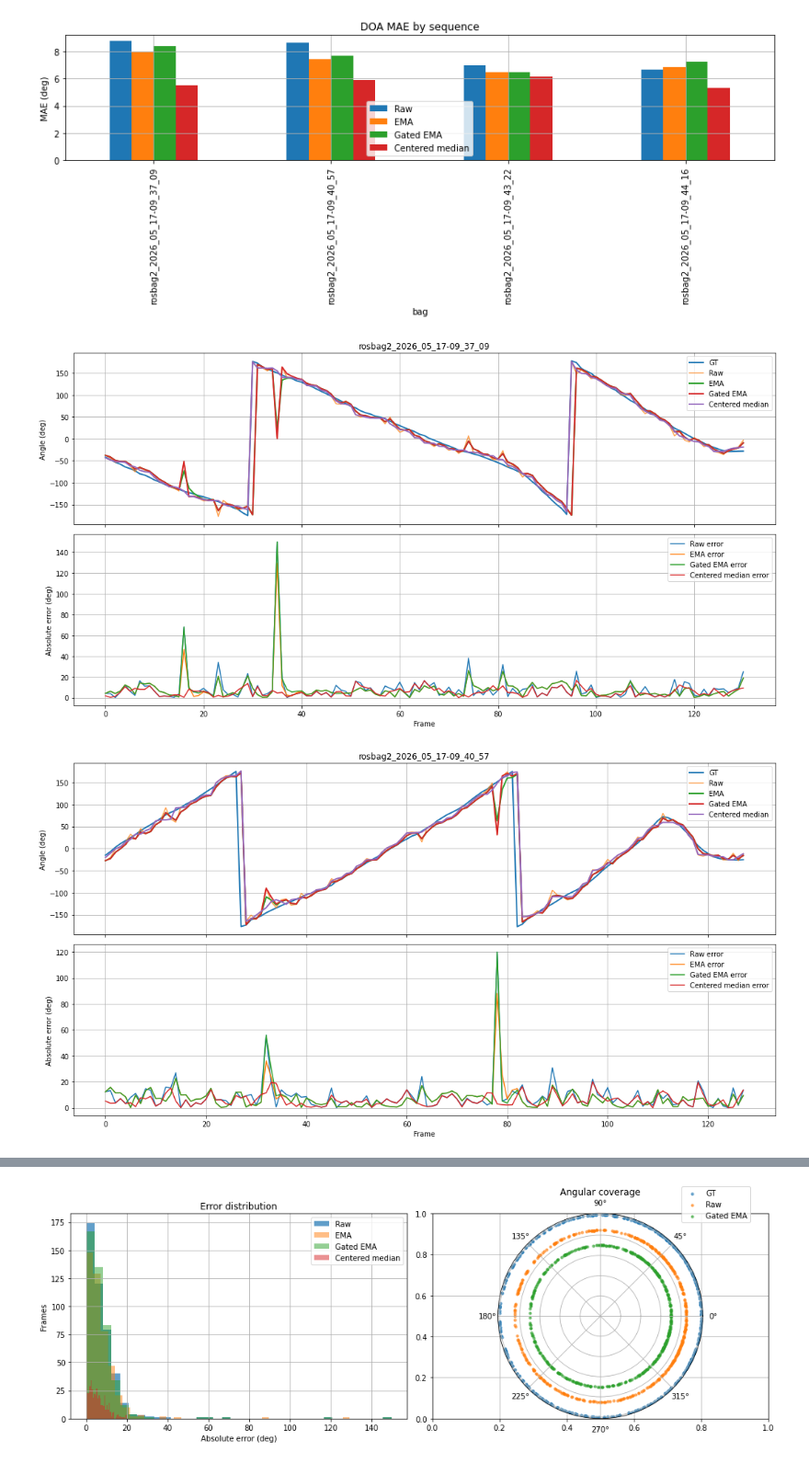
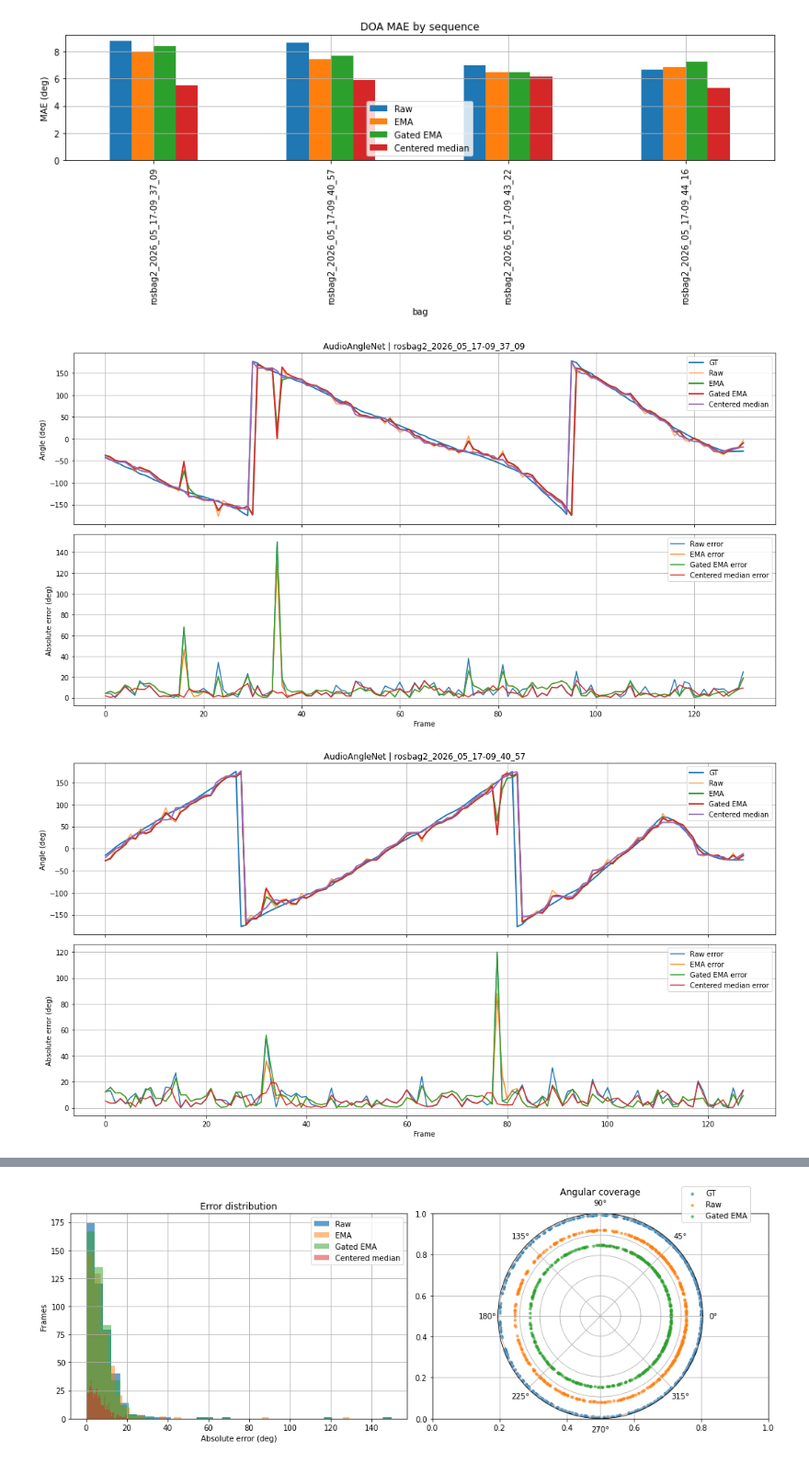
Before and after one commit to yizhuoyang/AV-PedAware, a Jupyter notebook: doa_tracking_eval.ipynb, the cells around one changed output, grey strips where cells are left out. Shown at 92% size. Drawn from its saved outputs; the diff is of its cells as text; code cells hidden in the pictures.

```diff
--- a/doa_tracking_eval.ipynb
+++ b/doa_tracking_eval.ipynb
@@ -123,6 +130,26 @@ def centered_circular_median(angle_rad, window=5):
     return smoothed
 
 
+def build_tracking_frame(records):
+    table = pd.DataFrame(records).sort_values(['bag', 'stem']).reset_index(drop=True)
+    table['gt_deg'] = np.degrees(table['gt_rad'])
+    table['pred_deg'] = np.degrees(table['pred_rad'])
+    table['raw_error_deg'] = angular_error_deg(table['pred_rad'].to_numpy(), table['gt_rad'].to_numpy())
+    tracked_parts = []
+    for bag, group in table.groupby('bag', sort=True):
+        group = group.copy()
+        pred = group['pred_rad'].to_numpy()
+        group['ema_rad'] = circular_ema(pred, alpha=EMA_ALPHA)
+        group['gated_rad'] = gated_circular_ema(pred, alpha=EMA_ALPHA, jump_gate_deg=JUMP_GATE_DEG)
+        group['median_rad'] = centered_circular_median(pred, window=MEDIAN_WINDOW)
+        tracked_parts.append(group)
+    table = pd.concat(tracked_parts, ignore_index=True)
+    for prefix in ['ema', 'gated', 'median']:
+        table[f'{prefix}_deg'] = np.degrees(table[f'{prefix}_rad'])
+        table[f'{prefix}_error_deg'] = angular_error_deg(table[f'{prefix}_rad'].to_numpy(), table['gt_rad'].to_numpy())
+    return table
+
+
 records = []
 with torch.no_grad():
     for spec, _, gt_angle, meta in loader:
@@ -136,23 +163,7 @@ with torch.no_grad():
                 'pred_rad': float(pred_angle[i]),
             })
 
-df = pd.DataFrame(records).sort_values(['bag', 'stem']).reset_index(drop=True)
-df['gt_deg'] = np.degrees(df['gt_rad'])
-df['pred_deg'] = np.degrees(df['pred_rad'])
-df['raw_error_deg'] = angular_error_deg(df['pred_rad'].to_numpy(), df['gt_rad'].to_numpy())
-
-tracked_parts = []
-for bag, group in df.groupby('bag', sort=True):
-    group = group.copy()
-    pred = group['pred_rad'].to_numpy()
-    group['ema_rad'] = circular_ema(pred, alpha=EMA_ALPHA)
-    group['gated_rad'] = gated_circular_ema(pred, alpha=EMA_ALPHA, jump_gate_deg=JUMP_GATE_DEG)
-    group['median_rad'] = centered_circular_median(pred, window=MEDIAN_WINDOW)
-    tracked_parts.append(group)
-df = pd.concat(tracked_parts, ignore_index=True)
-for prefix in ['ema', 'gated', 'median']:
-    df[f'{prefix}_deg'] = np.degrees(df[f'{prefix}_rad'])
-    df[f'{prefix}_error_deg'] = angular_error_deg(df[f'{prefix}_rad'].to_numpy(), df['gt_rad'].to_numpy())
+df = build_tracking_frame(records)
 
 df.head()
 # %% [output]
@@ -208,32 +224,32 @@ plt.show()
 # %% [output]
 [figure]
 # %%
-def plot_sequence(bag):
-    seq = df[df['bag'] == bag].reset_index(drop=True)
+def plot_sequence(bag, table=df, title_prefix='AudioAngleNet'):
+    seq = table[table['bag'] == bag].reset_index(drop=True)
     x = np.arange(len(seq))
     fig, axes = plt.subplots(2, 1, figsize=(15, 8), sharex=True)
     axes[0].plot(x, seq['gt_deg'], label='GT', linewidth=2)
     axes[0].plot(x, seq['pred_deg'], label='Raw', alpha=0.75)
     axes[0].plot(x, seq['ema_deg'], label='EMA', linewidth=2)
     axes[0].plot(x, seq['gated_deg'], label='Gated EMA', linewidth=2)
     axes[0].plot(x, seq['median_deg'], label='Centered median', linewidth=2)
     axes[0].set_ylabel('Angle (deg)')
-    axes[0].set_title(bag)
+    axes[0].set_title(f'{title_prefix} | {bag}')
     axes[0].legend()
 
     axes[1].plot(x, seq['raw_error_deg'], label='Raw error')
     axes[1].plot(x, seq['ema_error_deg'], label='EMA error')
     axes[1].plot(x, seq['gated_error_deg'], label='Gated EMA error')
     axes[1].plot(x, seq['median_error_deg'], label='Centered median error')
     axes[1].set_xlabel('Frame')
     axes[1].set_ylabel('Absolute error (deg)')
     axes[1].legend()
     plt.tight_layout()
     plt.show()
 
 
 for bag in sorted(df['bag'].unique()):
     plot_sequence(bag)
 # %% [output]
-[figure, old version]
+[figure, new version]
-[figure, old version]
+[figure, new version]
```
Also changed, not shown: parts of 12 cells of this notebook, 10 other files.
